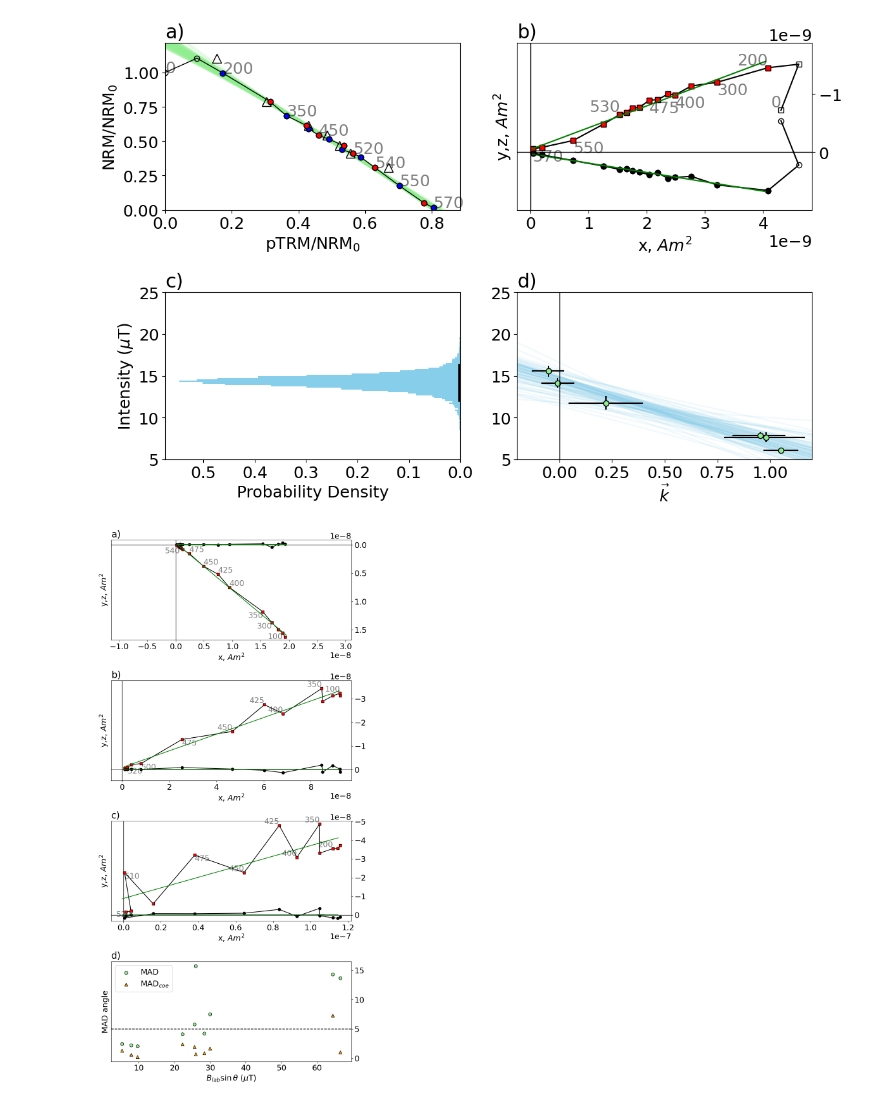
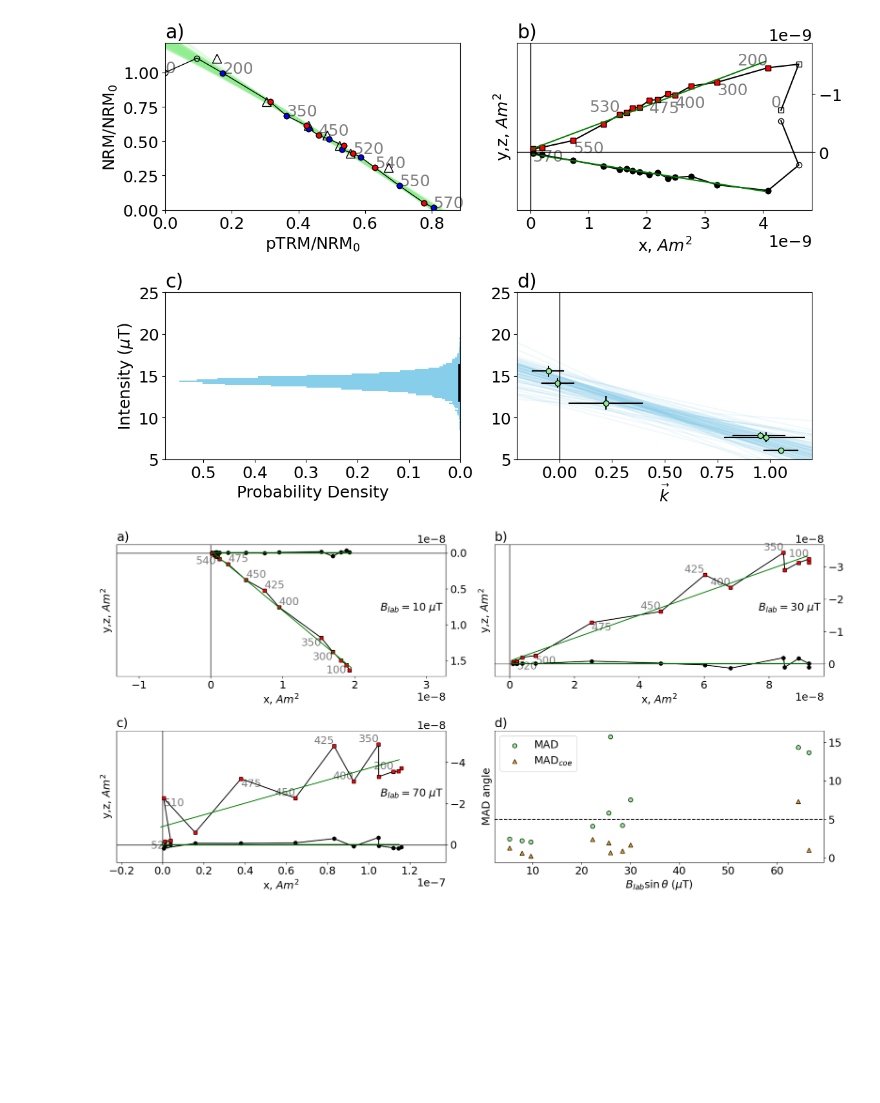
Before and after one commit to bcych/hawaiian_paleointensity, a Jupyter notebook: Make BiCEP Figures.ipynb, the cells around one changed output. Cells and saved outputs as stored; diff of their text form; code cells hidden in the pictures; blank space fills up the shorter version.

```diff
--- a/Make BiCEP Figures.ipynb
+++ b/Make BiCEP Figures.ipynb
@@ -297,9 +297,9 @@ plt.savefig('Figures/BiCEP_workflow.pdf')
 [figure]
 # %%
 site=data['OA014']
-fig,ax=plt.subplots(4,1,figsize=(9,18))
+fig,ax=plt.subplots(2,2,figsize=(18,9))
 start=0
-
+fields=[10,30,70]
 #Loop through specimens
 for specimen in ['OA014A11','OA014A08','OA014A12']:
 
@@ -324,7 +324,8 @@ for specimen in ['OA014A11','OA014A08','OA014A12']:
     site[specimen].NRM_trunc_dirs=site[specimen].IZZI_trunc.loc[:,'NRM_x':'NRM_z'].values
 
     #Plot Zijderveld plot
-    site[specimen].plot_zijd(ax[start])
+    site[specimen].plot_zijd(ax[int(np.floor(start/2))][start%2])
+    ax[int(np.floor(start/2))][start%2].annotate('$B_{lab}=$'+str(fields[start])+' $\mu$T',[0.8,0.5],xycoords='axes fraction')
     start+=1
 
 
@@ -354,42 +355,43 @@ for spec in data['OA014'].specimens:
     pca.fit(ZI.loc[:,'NRM_x':'NRM_z'])
 
     #Get angle between Lab field and PCA principal component
     angle=np.arccos(np.abs(np.dot(pca.components_[0],[0,0,-1])))
     sinangle=np.sin(angle)
 
     #Get MAD and MAD Coe
     pca2=PCA(n_components=3)
     MAD=BiCEP.get_mad(IZZI_trunc,pca2)
     MAD_coe=BiCEP.get_mad(ZI,pca2)
 
     #Scale B_lab by sin of angle.
     B_lab_sinangle.append(specimen.B_lab*sinangle)
 
     #Append MADs to lists
     MADs.append(MAD)
     MAD_coes.append(MAD_coe)
 
 
 
 
 #Scatter MADs, MAD Coes
-ax[3].scatter(B_lab_sinangle,MADs,label='MAD',edgecolor='k',facecolor='lightgreen',s=50)
-ax[3].scatter(B_lab_sinangle,MAD_coes,edgecolor='k',facecolor='orange',marker='^',label='MAD$_{coe}$',s=50)
+ax[1,1].scatter(B_lab_sinangle,MADs,label='MAD',edgecolor='k',facecolor='lightgreen',s=50)
+ax[1,1].scatter(B_lab_sinangle,MAD_coes,edgecolor='k',facecolor='orange',marker='^',label='MAD$_{coe}$',s=50)
 
 #Set xlabels etc.
-ax[3].set_xlabel(r'$B_{lab} \sin \theta $ ($\mu$T)');
-ax[3].set_ylabel('MAD angle');
-ax[3].axhline(5,color='k',linestyle='--')
-ax[3].legend()
-ax[0].set_title('a)', loc='left')
-ax[1].set_title('b)', loc='left')
-ax[2].set_title('c)', loc='left')
-ax[3].set_title('d)', loc='left')
+ax[1,1].set_xlabel(r'$B_{lab} \sin \theta $ ($\mu$T)');
+ax[1,1].set_ylabel('MAD angle');
+ax[1,1].axhline(5,color='k',linestyle='--')
+ax[1,1].legend()
+ax[0,0].set_title('a)', loc='left')
+ax[0,1].set_title('b)', loc='left')
+ax[1,0].set_title('c)', loc='left')
+ax[1,1].set_title('d)', loc='left')
 for a in ax:
-    a.yaxis.tick_right()
+    for b in a:
+        b.yaxis.tick_right()
 
 #Save figure
 plt.tight_layout()
 plt.savefig('Figures/Lab_Field_Dependence.pdf')
 # %% [output]
-[figure, old version]
+[figure, new version]
```
Also changed, not shown: parts of 3 cells of this notebook, 9 other files.
